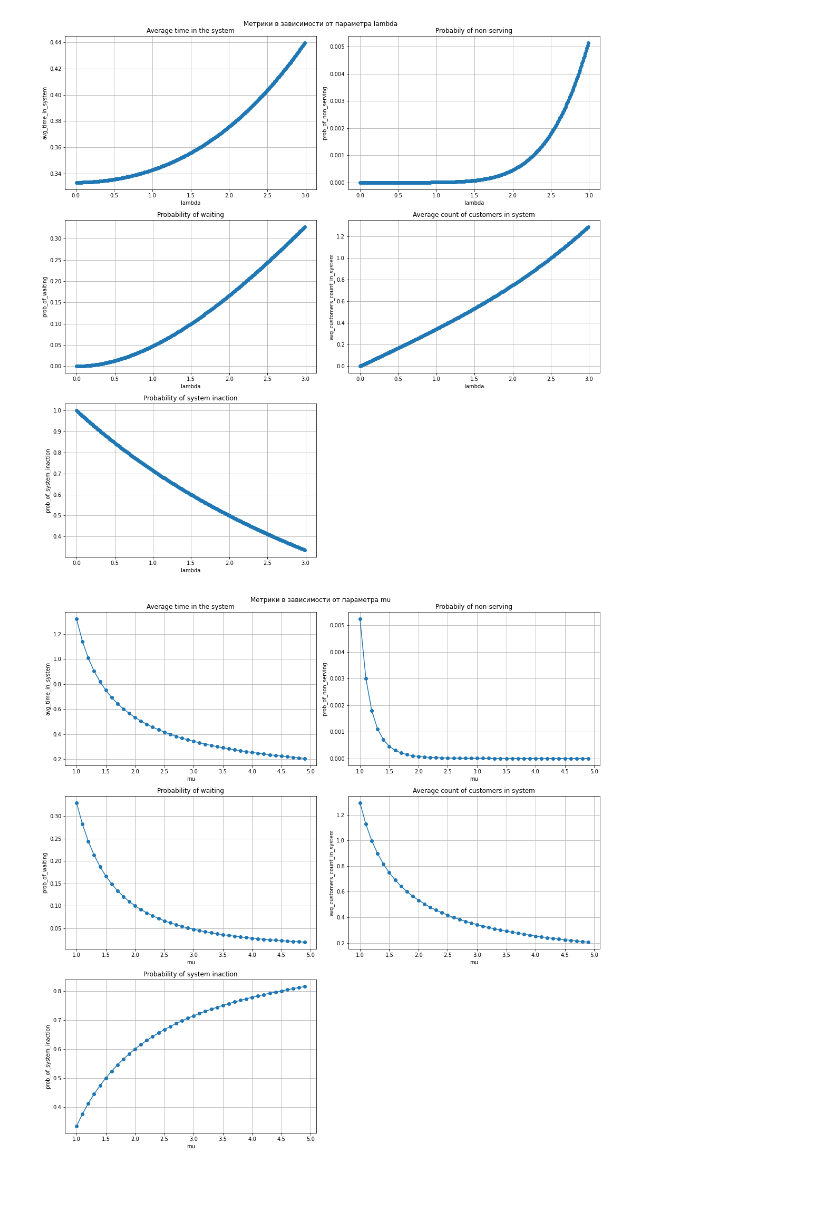
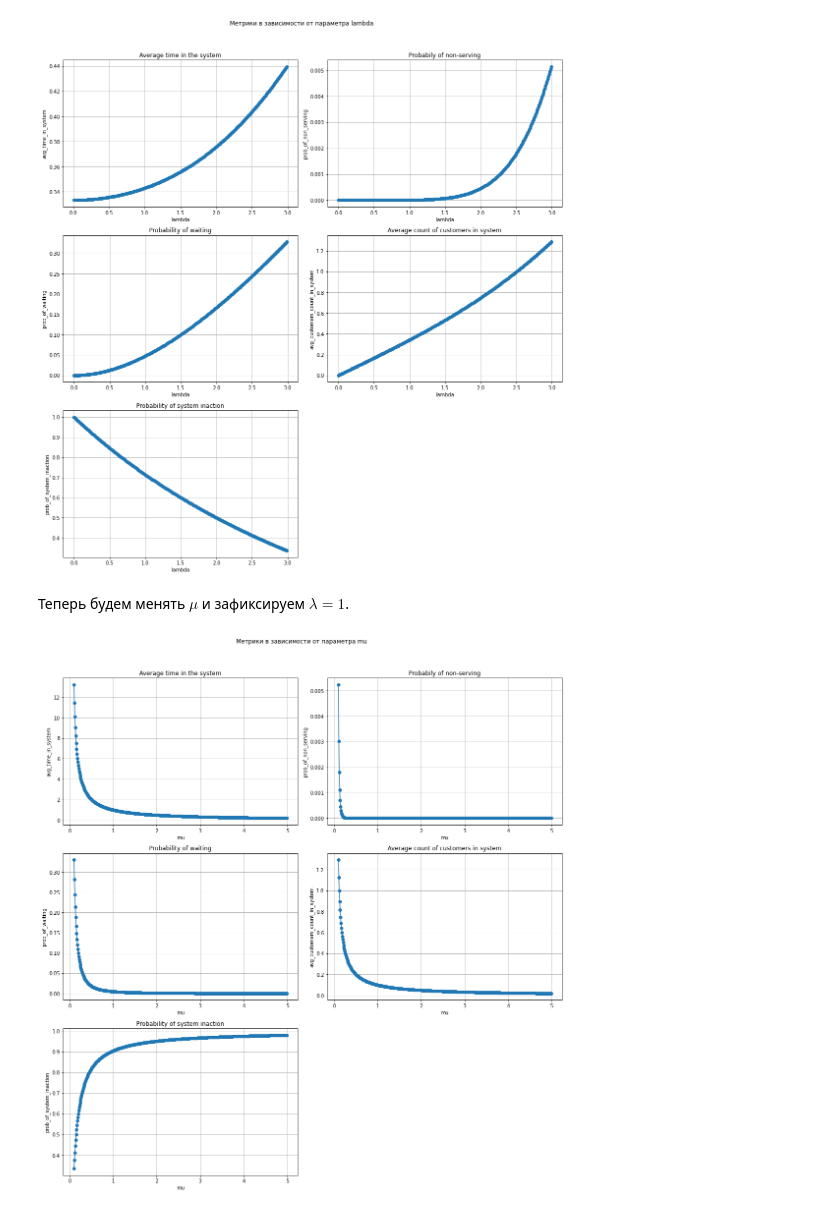
Before and after one commit to avmusatov/Queuing-theory-MMc, a Jupyter notebook: testing.ipynb, the cells around one changed output. Saved outputs shown, nothing was run; the diff lists cells and outputs as text; code cells hidden in the pictures; blank space fills up the shorter version.

```diff
--- a/testing.ipynb
+++ b/testing.ipynb
@@ -40,7 +58,7 @@ metrics_titles = ['Average time in the system',
 # %%
 def draw_metrics(params, test_metrics, param_name):
     plt.figure(figsize=(15,15))
-    plt.suptitle(f'Метрики в зависимости от параметра {param_name}')
+    plt.suptitle(f'Метрики в зависимости от параметра {param_name}', y=1.05)
 
     i = 0
 
@@ -77,25 +99,27 @@ for i in range(len(lambdas)):
 
 draw_metrics(lambdas, test_metrics, 'lambda')
 # %% [output]
-[figure, old version]
+[figure, new version]
+# %% [markdown]
+Теперь будем менять $\mu$ и зафиксируем $\lambda=1$.
 # %%
-mu_array = np.arange(1, 5, 0.1)
-lambdas = 1
+mu_array = np.arange(0.1, 5, 0.01)
+lambdas = 0.1
 capacity = 5
 
 test_metrics = {
     'avg_time_in_system': list(),
     'prob_of_non_serving': list(),
     'prob_of_waiting': list(),
     'avg_customers_count_in_system': list(),
     'prob_of_system_inaction': list()
 }
 for mu in mu_array:
     test_metrics['prob_of_non_serving'].append(failure_probability(lambdas,mu,capacity))
     test_metrics['prob_of_waiting'].append(probability_of_waiting(lambdas, mu, capacity))
     test_metrics['avg_customers_count_in_system'].append(avg_number_requirements_in_system(lambdas,mu,capacity))
     test_metrics['avg_time_in_system'].append(avg_time_in_system1(lambdas,mu,capacity))
     test_metrics['prob_of_system_inaction'].append(prob_of_system_inaction(lambdas,mu,capacity))
 draw_metrics(mu_array, test_metrics, 'mu')
 # %% [output]
-[figure, old version]
+[figure, new version]
```
Also changed, not shown: parts of 19 cells of this notebook.
